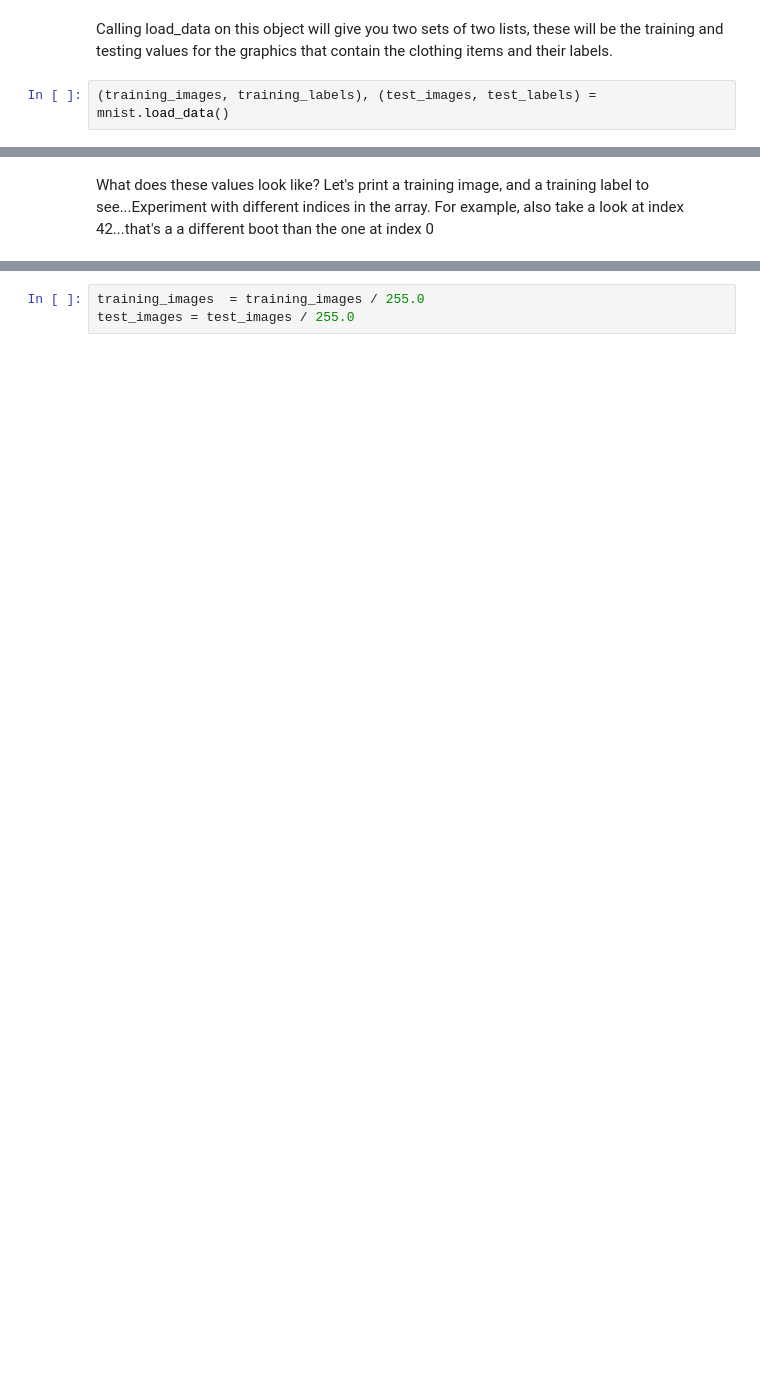
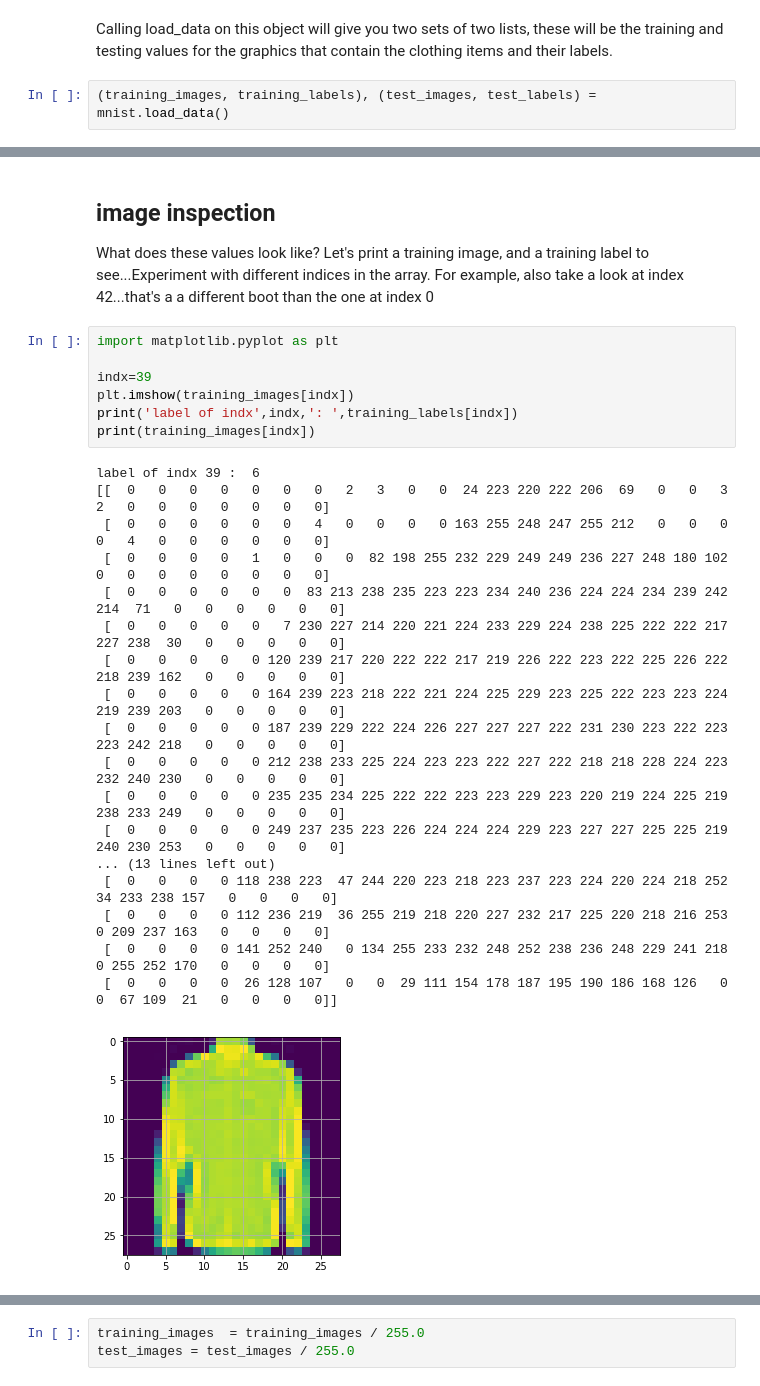
Before and after one commit to poojasaxena/tensorflow-specialization-coursera, a Jupyter notebook: course1_introduction_to_tensorflow/02_introduction-to-computer-vision/course_1_Part_4_Lesson_2_Notebook.ipynb, the cells around one changed output, grey strips where cells are left out. Drawn from its saved outputs; the diff is of its cells as text; blank space fills up the shorter version.

```diff
--- a/course1_introduction_to_tensorflow/02_introduction-to-computer-vision/course_1_Part_4_Lesson_2_Notebook.ipynb
+++ b/course1_introduction_to_tensorflow/02_introduction-to-computer-vision/course_1_Part_4_Lesson_2_Notebook.ipynb
@@ -21,2 +43,29 @@ Calling load_data on this object will give you two sets of two lists, these will
 # %% [markdown]
+## image inspection
 What does these values look like? Let's print a training image, and a training label to see...Experiment with different indices in the array. For example, also take a look at index 42...that's a a different boot than the one at index 0
+# %%
+import matplotlib.pyplot as plt
+
+indx=39
+plt.imshow(training_images[indx])
+print('label of indx',indx,': ',training_labels[indx])
+print(training_images[indx])
+# %% [output]
+label of indx 39 :  6
+[[  0   0   0   0   0   0   0   2   3   0   0  24 223 220 222 206  69   0   0   3   2   0   0   0   0   0   0   0]
+ [  0   0   0   0   0   0   4   0   0   0   0 163 255 248 247 255 212   0   0   0   0   4   0   0   0   0   0   0]
+ [  0   0   0   0   1   0   0   0  82 198 255 232 229 249 249 236 227 248 180 102   0   0   0   0   0   0   0   0]
+ [  0   0   0   0   0   0  83 213 238 235 223 223 234 240 236 224 224 234 239 242 214  71   0   0   0   0   0   0]
+ [  0   0   0   0   0   7 230 227 214 220 221 224 233 229 224 238 225 222 222 217 227 238  30   0   0   0   0   0]
+ [  0   0   0   0   0 120 239 217 220 222 222 217 219 226 222 223 222 225 226 222 218 239 162   0   0   0   0   0]
+ [  0   0   0   0   0 164 239 223 218 222 221 224 225 229 223 225 222 223 223 224 219 239 203   0   0   0   0   0]
+ [  0   0   0   0   0 187 239 229 222 224 226 227 227 227 222 231 230 223 222 223 223 242 218   0   0   0   0   0]
+ [  0   0   0   0   0 212 238 233 225 224 223 223 222 227 222 218 218 228 224 223 232 240 230   0   0   0   0   0]
+ [  0   0   0   0   0 235 235 234 225 222 222 223 223 229 223 220 219 224 225 219 238 233 249   0   0   0   0   0]
+ [  0   0   0   0   0 249 237 235 223 226 224 224 224 229 223 227 227 225 225 219 240 230 253   0   0   0   0   0]
+... (13 lines left out)
+ [  0   0   0   0 118 238 223  47 244 220 223 218 223 237 223 224 220 224 218 252  34 233 238 157   0   0   0   0]
+ [  0   0   0   0 112 236 219  36 255 219 218 220 227 232 217 225 220 218 216 253   0 209 237 163   0   0   0   0]
+ [  0   0   0   0 141 252 240   0 134 255 233 232 248 252 238 236 248 229 241 218   0 255 252 170   0   0   0   0]
+ [  0   0   0   0  26 128 107   0   0  29 111 154 178 187 195 190 186 168 126   0   0  67 109  21   0   0   0   0]]
+[figure, added]
```
Also changed, not shown: parts of 42 cells of this notebook.
